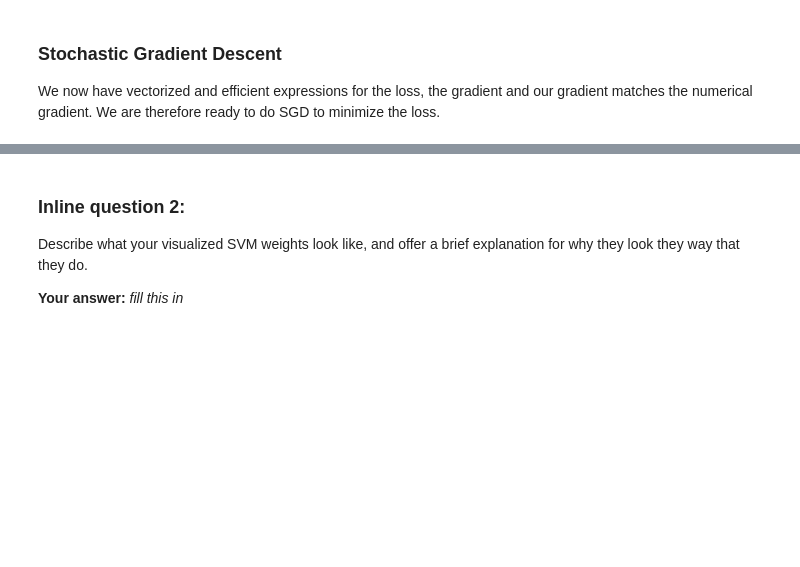
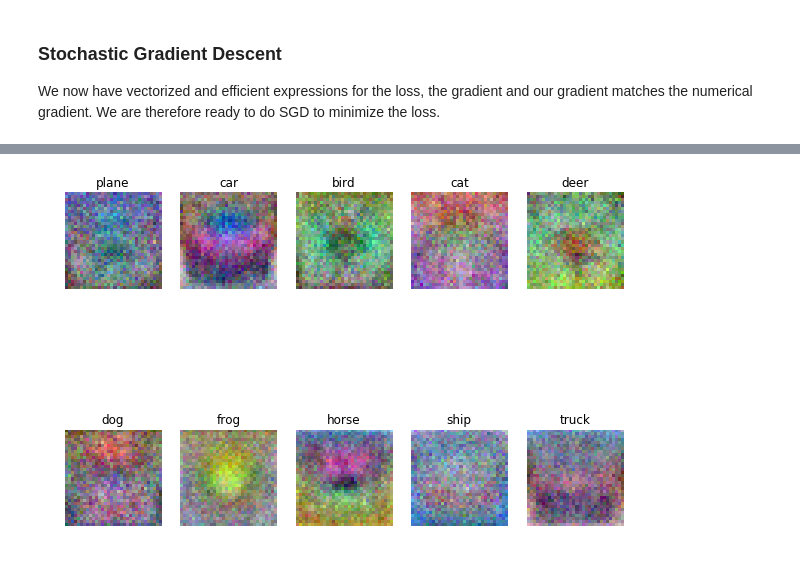
Before and after one commit to PanXiebit/cs231n, a Jupyter notebook: assignment1/svm.ipynb, the cells around one changed output, grey strips where cells are left out. Drawn from its saved outputs; the diff is of its cells as text; code cells hidden in the pictures; blank space fills up the shorter version.

```diff
--- a/assignment1/svm.ipynb
+++ b/assignment1/svm.ipynb
@@ -296,8 +365,8 @@ print('validation accuracy: %f' % (np.mean(y_val == y_val_pred), ))
 # learning rate). You should experiment with different ranges for the learning
 # rates and regularization strengths; if you are careful you should be able to
 # get a classification accuracy of about 0.4 on the validation set.
-learning_rates = [1e-7, 5e-5]
-regularization_strengths = [2.5e4, 5e4]
+learning_rates = [1e-7, 2e-7, 1e-8, 1e-6, 1e-5]
+regularization_strengths = [2.5e4, 5e4, 1e4, 2e4]
 
 # results is dictionary mapping tuples of the form
 # (learning_rate, regularization_strength) to tuples of the form
@@ -321,7 +390,23 @@ best_svm = None # The LinearSVM object that achieved the highest validation rate
 # confident that your validation code works, you should rerun the validation   #
 # code with a larger value for num_iters.                                      #
 ################################################################################
-pass
+for lr in learning_rates:
+    for reg in regularization_strengths:
+        svm_val = LinearSVM()
+        svm_val.train(X_train, y_train, learning_rate=lr,
+                      reg=reg,num_iters=1500, verbose=True)
+        y_train_pred = svm_val.predict(X_train)
+        y_val_pred = svm_val.predict(X_val)
+        validation_accuracy = np.mean(y_val == y_val_pred)
+        train_accuracy = np.mean(y_train_pred == y_train)
+        results[(lr,reg)] = (train_accuracy,validation_accuracy)
+        if validation_accuracy > best_val:
+            best_val = validation_accuracy
+            best_svm = svm_val
+
+# results_ = sorted(results.items(),key=lambda item:item[1][1],reverse=False)
+# best_val = results_[0][1][1]
+
 ################################################################################
 #                              END OF YOUR CODE                                #
 ################################################################################
@@ -382,5 +529,11 @@ for i in range(10):
-# %% [markdown]
-### Inline question 2:
-Describe what your visualized SVM weights look like, and offer a brief explanation for why they look they way that they do.
-
-**Your answer:** *fill this in*
+# %%
+for i in range(10):
+    plt.subplot(2, 5, i + 1)
+    w_min, w_max = np.min(w[:,:,:,i]), np.max(w[:,:,:,i])
+    # Rescale the weights to be between 0 and 255
+    wimg = 255.0 * (w[:, :, :, i].squeeze() - w_min) / (w_max - w_min) #分类归一化后，好像结果差不多
+    plt.imshow(wimg.astype('uint8'))
+    plt.axis('off')
+    plt.title(classes[i])
+# %% [output]
+[figure, added]
```
Also changed, not shown: parts of 20 cells of this notebook, 5 other files.
